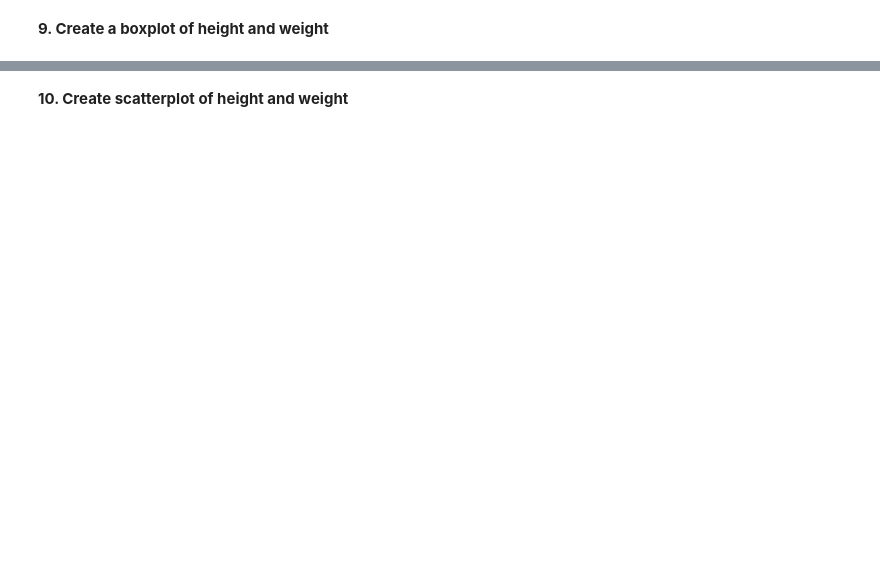
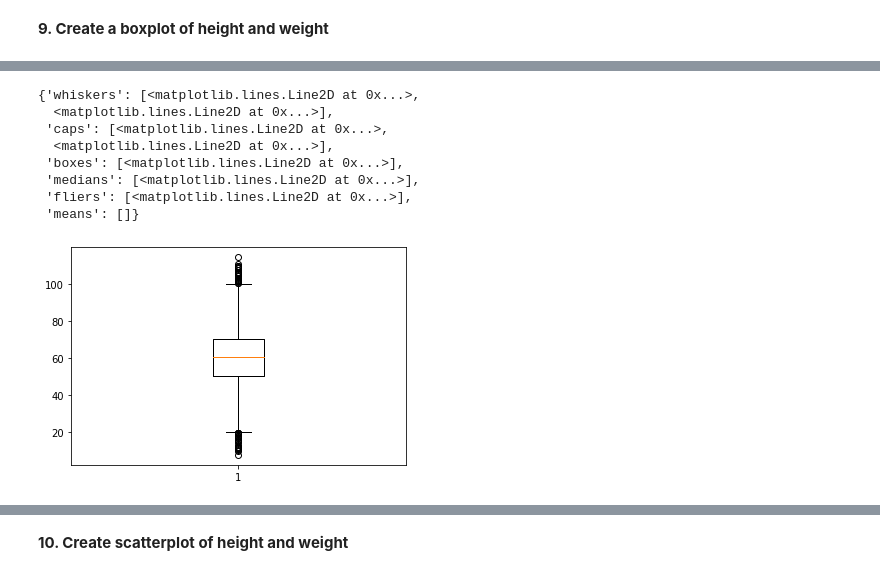
Before and after one commit to MichaelHuttley/iod, a Jupyter notebook: Labs/Module 1/Lab 1.2.1 Numpy Lab.ipynb, the cells around one changed output, grey strips where cells are left out. Saved outputs shown, nothing was run; the diff lists cells and outputs as text; code cells hidden in the pictures; blank space fills up the shorter version.

```diff
--- a/Labs/Module 1/Lab 1.2.1 Numpy Lab.ipynb
+++ b/Labs/Module 1/Lab 1.2.1 Numpy Lab.ipynb
@@ -174,3 +291,15 @@ boxplot(x, notch=None, sym=None, vert=None, whis=None, positions=None, widths=No
 
         Objects passed as **data** must support item access (``data[<arg>]``) and
         membership test (``<arg> in data``).
+# %%
+plt.boxplot(weight)
+# %% [output]
+{'whiskers': [<matplotlib.lines.Line2D at 0x...>,
+  <matplotlib.lines.Line2D at 0x...>],
+ 'caps': [<matplotlib.lines.Line2D at 0x...>,
+  <matplotlib.lines.Line2D at 0x...>],
+ 'boxes': [<matplotlib.lines.Line2D at 0x...>],
+ 'medians': [<matplotlib.lines.Line2D at 0x...>],
+ 'fliers': [<matplotlib.lines.Line2D at 0x...>],
+ 'means': []}
+[figure, added]
```
Also changed, not shown: parts of 35 cells of this notebook, 3 other files.
